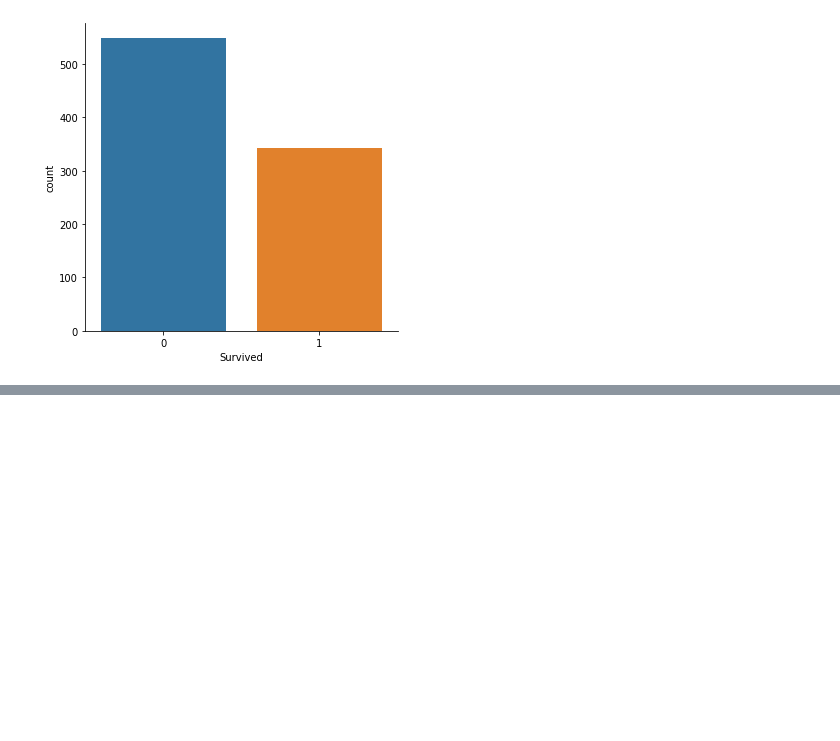
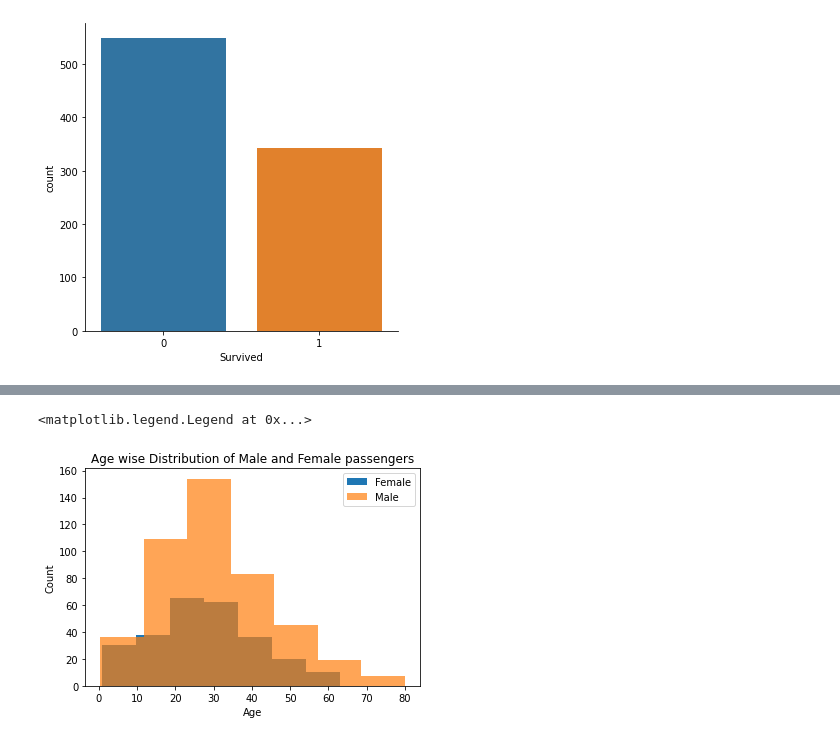
Before and after one commit to minakshi221283/LAB1, a Jupyter notebook: Welcome_To_Colaboratory.ipynb, the cells around one changed output, grey strips where cells are left out. Saved outputs shown, nothing was run; the diff lists cells and outputs as text; code cells hidden in the pictures; blank space fills up the shorter version.

```diff
--- a/Welcome_To_Colaboratory.ipynb
+++ b/Welcome_To_Colaboratory.ipynb
@@ -190,0 +198,10 @@ AttributeError: ignored
+# %%
+plt.hist(titanic_df['Age'][(titanic_df['Sex'] == 'female')].dropna(), bins=7, label='Female', histtype='stepfilled')
+plt.hist(titanic_df['Age'][(titanic_df['Sex'] == 'male')].dropna(), bins=7, label='Male', alpha=.7, histtype='stepfilled')
+plt.xlabel('Age')
+plt.ylabel('Count')
+plt.title('Age wise Distribution of Male and Female passengers')
+plt.legend()
+# %% [output]
+<matplotlib.legend.Legend at 0x...>
+[figure, added]
```
Also changed, not shown: parts of 7 cells of this notebook.
